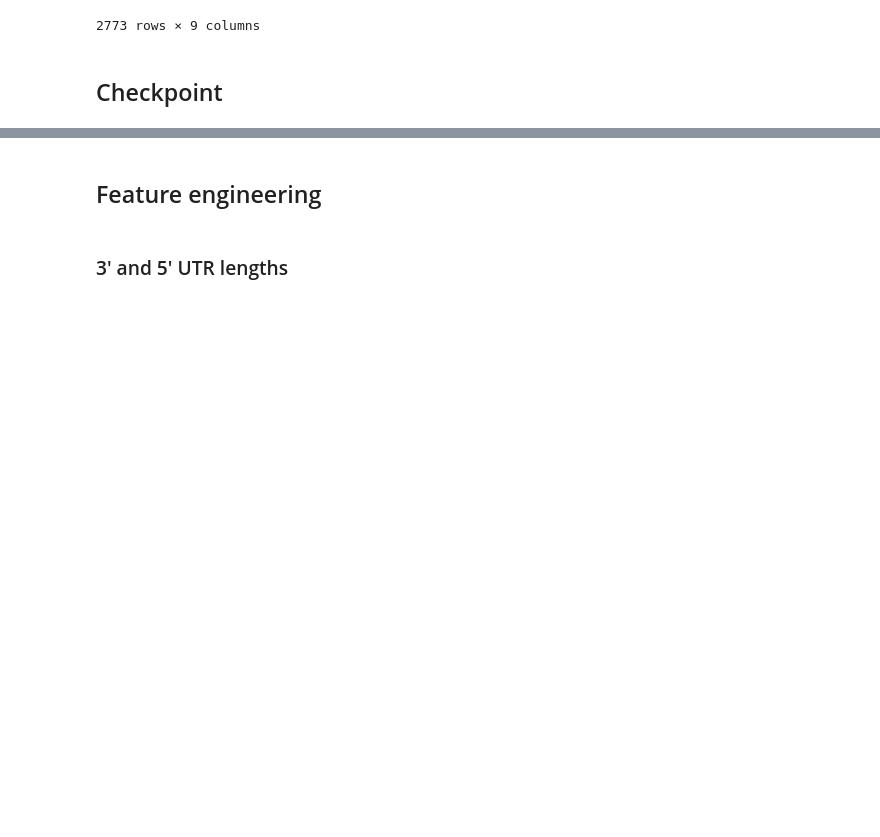
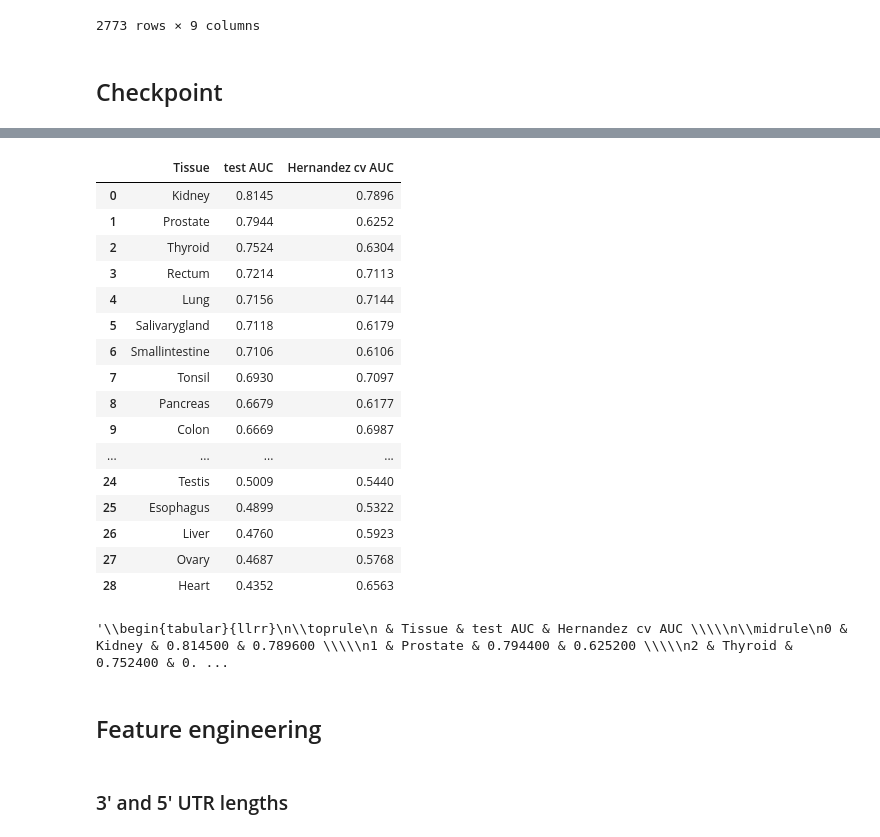
Before and after one commit to f-krause/master-thesis, a Jupyter notebook: experiments/visualisation/ptrnet_prediction_vis.ipynb, the cells around one changed output, grey strips where cells are left out. Cells and saved outputs as stored; diff of their text form; code cells hidden in the pictures; blank space fills up the shorter version.

```diff
--- a/experiments/visualisation/ptrnet_prediction_vis.ipynb
+++ b/experiments/visualisation/ptrnet_prediction_vis.ipynb
@@ -134,0 +137,6 @@ df = pd.read_csv("../experiments/visualisation/data/ptrnet_31_preds_extended.csv
+# %%
+# Load Hernandez results from excel
+hernandez_df = pd.read_excel("../experiments/visualisation/data/Hernandez-Alias_results.xlsx", sheet_name="RandomForest")
+hernandez_df = hernandez_df[["Unnamed: 0", "roc_auc"]]
+hernandez_df.columns = ["Tissue", "Hernandez cv AUC"]
+hernandez_df
@@ -134,0 +197,6 @@ df = pd.read_csv("../experiments/visualisation/data/ptrnet_31_preds_extended.csv
+# %%
+df_results_clean = df_results.copy()
+df_results_clean.sort_values(by="roc_auc", ascending=False, inplace=True)
+df_results_clean = df_results_clean[["tissue", "roc_auc"]]
+df_results_clean.columns = ["Tissue", "PTRnet test AUC"]
+df_results_clean
@@ -135,3 +221,30 @@ df = pd.read_csv("../experiments/visualisation/data/ptrnet_31_preds_extended.csv
+# %%
+# merge
+tissue_results_df = pd.merge(df_results_clean, hernandez_df, on="Tissue", how="left")
+tissue_results_df = tissue_results_df.round(4)
+tissue_results_df
+# %% [output]
+|  | Tissue | test AUC | Hernandez cv AUC |
+| 0 | Kidney | 0.8145 | 0.7896 |
+| 1 | Prostate | 0.7944 | 0.6252 |
+| 2 | Thyroid | 0.7524 | 0.6304 |
+| 3 | Rectum | 0.7214 | 0.7113 |
+| 4 | Lung | 0.7156 | 0.7144 |
+| 5 | Salivarygland | 0.7118 | 0.6179 |
+| 6 | Smallintestine | 0.7106 | 0.6106 |
+| 7 | Tonsil | 0.6930 | 0.7097 |
+| 8 | Pancreas | 0.6679 | 0.6177 |
+| 9 | Colon | 0.6669 | 0.6987 |
+| ... | ... | ... | ... |
+| 24 | Testis | 0.5009 | 0.5440 |
+| 25 | Esophagus | 0.4899 | 0.5322 |
+| 26 | Liver | 0.4760 | 0.5923 |
+| 27 | Ovary | 0.4687 | 0.5768 |
+| 28 | Heart | 0.4352 | 0.6563 |
+# %%
+tissue_results_df.to_latex()
+# %% [output]
+'\\begin{tabular}{llrr}\n\\toprule\n & Tissue & test AUC & Hernandez cv AUC \\\\\n\\midrule\n0 & Kidney & 0.814500 & 0.789600 \\\\\n1 & Prostate & 0.794400 & 0.625200 \\\\\n2 & Thyroid & 0.752400 & 0. ...
 # %% [markdown]
 ## Feature engineering
 # %% [markdown]
```
Also changed, not shown: parts of 6 cells of this notebook, 1 other file.
